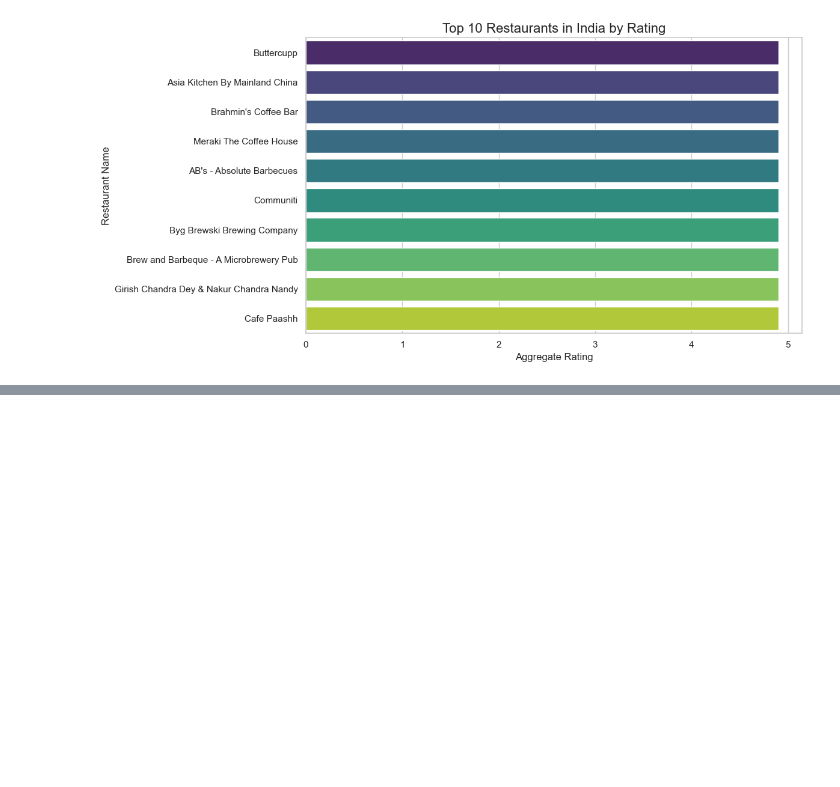
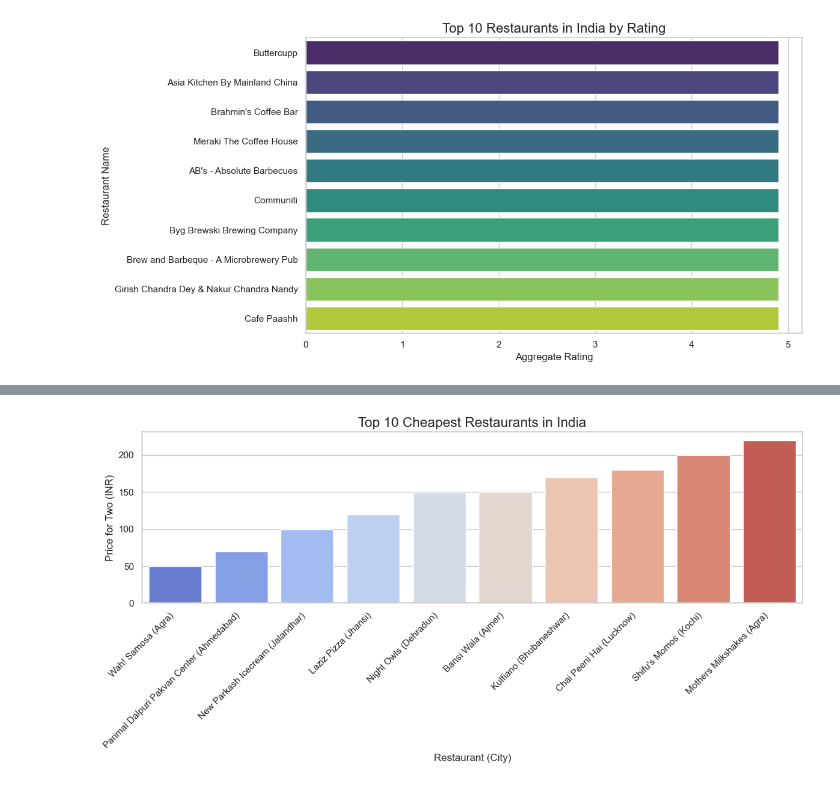
Before and after one commit to Parvashukla26/Zomato-Restaurant-EDA, a Jupyter notebook: Zomato_Restaurant_Data_Analysis.ipynb, the cells around one changed output, grey strips where cells are left out. Drawn from its saved outputs; the diff is of its cells as text; code cells hidden in the pictures; blank space fills up the shorter version.

Commit message:
Added visualization for top 10 cheapest restaurants in India

```diff
--- a/Zomato_Restaurant_Data_Analysis.ipynb
+++ b/Zomato_Restaurant_Data_Analysis.ipynb
@@ -213,0 +230,9 @@ plt.show()
+# %%
+df['average_cost_for_two'] = pd.to_numeric(df['average_cost_for_two'], errors='coerce')
+df = df[df['average_cost_for_two'] > 0].dropna(subset=['average_cost_for_two'])
+sorted_df = df.sort_values(by='average_cost_for_two')
+unique_price_restaurants = sorted_df.drop_duplicates(subset='average_cost_for_two')
+unique_price_restaurants = unique_price_restaurants.drop_duplicates(subset='name')
+cheapest_10 = unique_price_restaurants[['name', 'city', 'average_cost_for_two']].head(10).copy()
+cheapest_10['Restaurant'] = cheapest_10['name'] + ' (' + cheapest_10['city'] + ')'
+cheapest_10.reset_index(drop=True)
@@ -213,0 +251,11 @@ plt.show()
+# %%
+plt.figure(figsize=(12, 6))
+sns.barplot(data=cheapest_10,x='Restaurant',y='average_cost_for_two',hue='Restaurant',palette='coolwarm',legend = False)
+plt.title('Top 10 Cheapest Restaurants in India', fontsize=16)
+plt.ylabel('Price for Two (INR)')
+plt.xlabel('Restaurant (City)')
+plt.xticks(rotation=45, ha='right')
+plt.tight_layout()
+plt.show()
+# %% [output]
+[figure, added]
```
Also changed, not shown: parts of 2 cells of this notebook.
